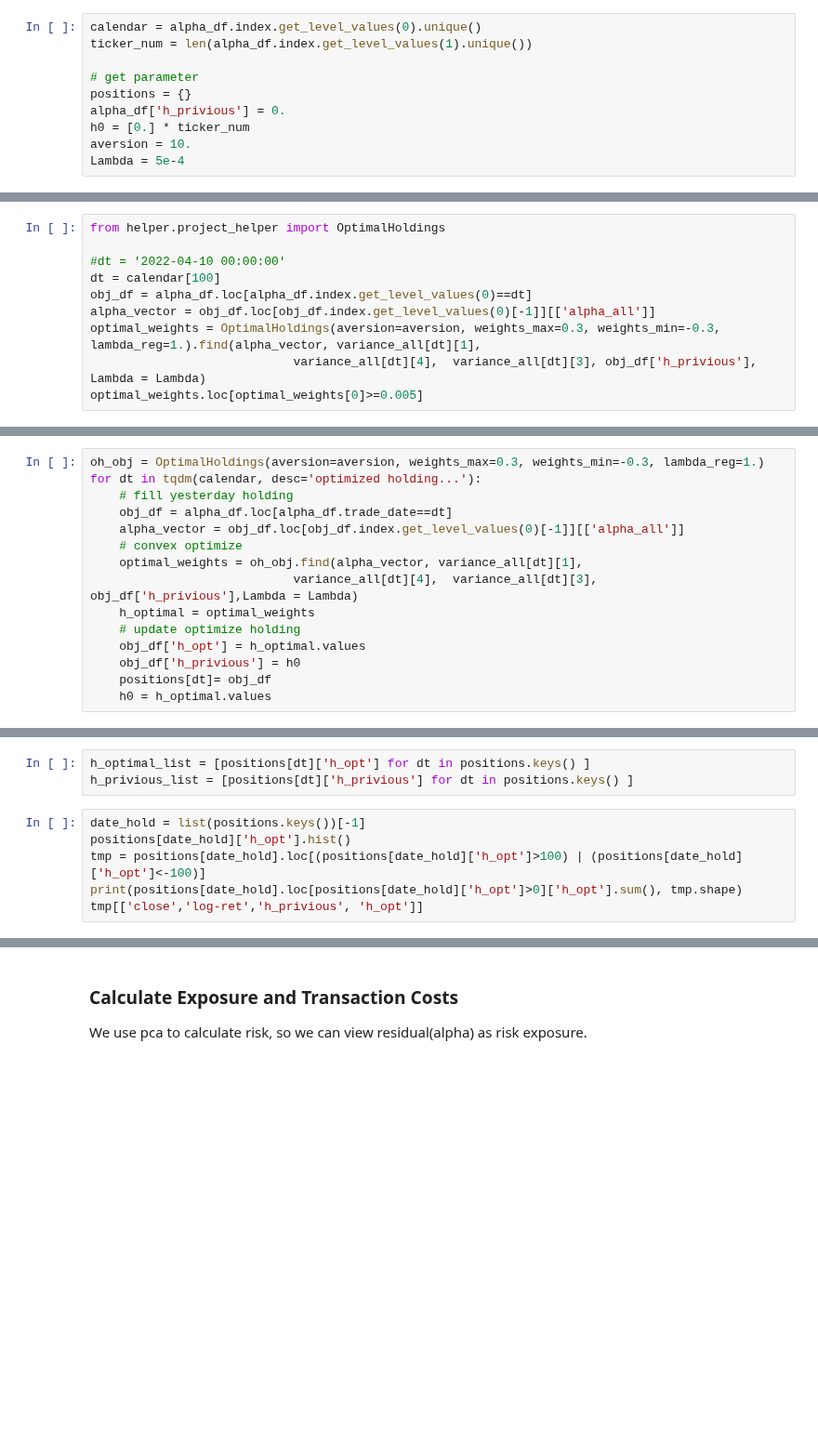
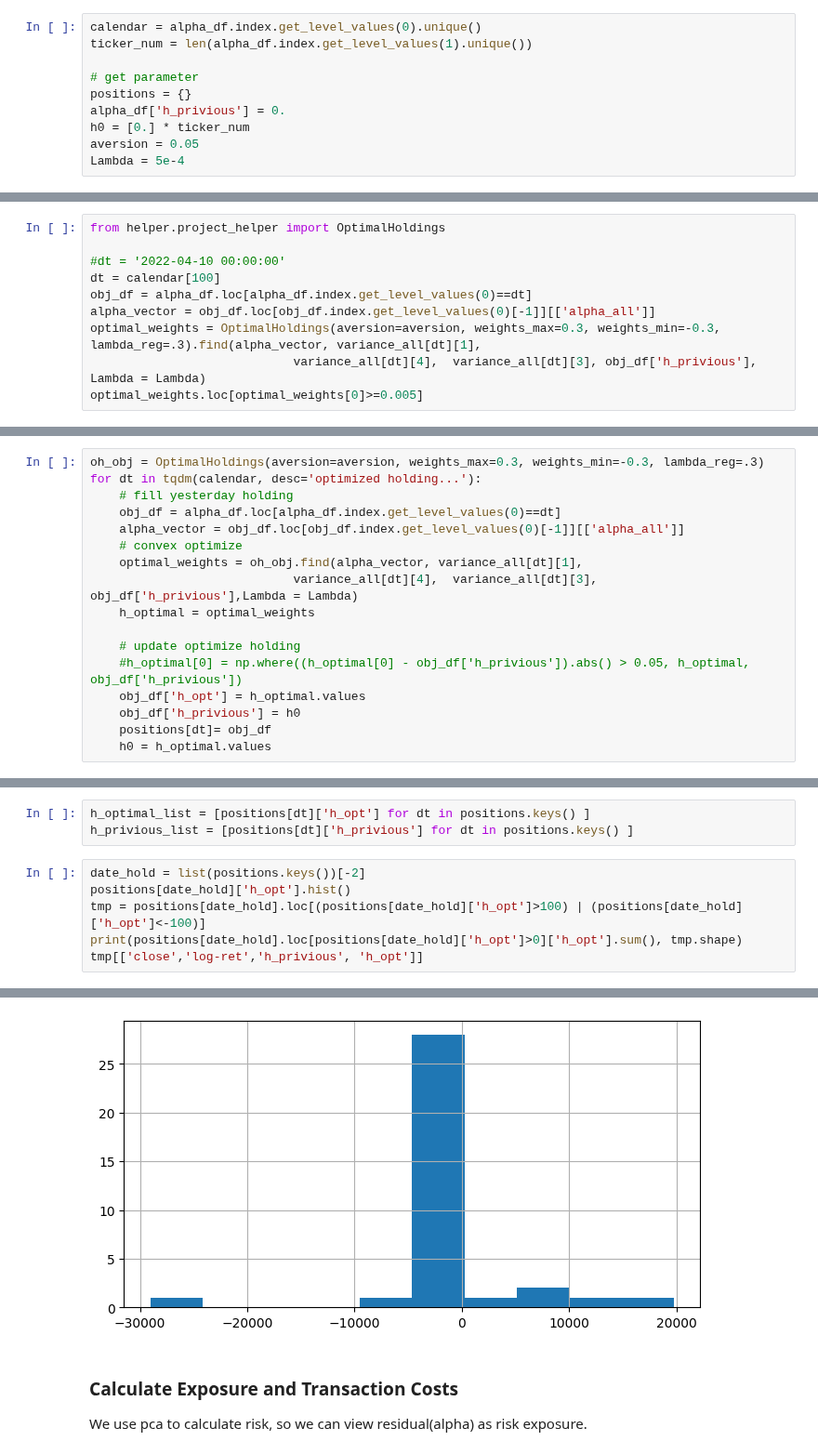
Before and after one commit to JiaRuiming-1/AI-Trading, a Jupyter notebook: alpha_factor/Backtest_BitCon.ipynb, the cells around one changed output, grey strips where cells are left out. Shown at 93% size. Drawn from its saved outputs; the diff is of its cells as text; blank space fills up the shorter version.

```diff
--- a/alpha_factor/Backtest_BitCon.ipynb
+++ b/alpha_factor/Backtest_BitCon.ipynb
@@ -305,7 +363,7 @@ ticker_num = len(alpha_df.index.get_level_values(1).unique())
 positions = {}
 alpha_df['h_privious'] = 0.
 h0 = [0.] * ticker_num
-aversion = 10.
+aversion = 0.05
 Lambda = 5e-4
 # %%
 #alpha_df['alpha_019'].hist()
@@ -317,6 +375,6 @@ from helper.project_helper import OptimalHoldings
 dt = calendar[100]
 obj_df = alpha_df.loc[alpha_df.index.get_level_values(0)==dt]
 alpha_vector = obj_df.loc[obj_df.index.get_level_values(0)[-1]][['alpha_all']]
-optimal_weights = OptimalHoldings(aversion=aversion, weights_max=0.3, weights_min=-0.3, lambda_reg=1.).find(alpha_vector, variance_all[dt][1],
+optimal_weights = OptimalHoldings(aversion=aversion, weights_max=0.3, weights_min=-0.3, lambda_reg=.3).find(alpha_vector, variance_all[dt][1],
                             variance_all[dt][4],  variance_all[dt][3], obj_df['h_privious'], Lambda = Lambda)
 optimal_weights.loc[optimal_weights[0]>=0.005]
@@ -323,14 +394,16 @@ optimal_weights.loc[optimal_weights[0]>=0.005]
 # %%
-oh_obj = OptimalHoldings(aversion=aversion, weights_max=0.3, weights_min=-0.3, lambda_reg=1.)
+oh_obj = OptimalHoldings(aversion=aversion, weights_max=0.3, weights_min=-0.3, lambda_reg=.3)
 for dt in tqdm(calendar, desc='optimized holding...'):
     # fill yesterday holding
-    obj_df = alpha_df.loc[alpha_df.trade_date==dt]
+    obj_df = alpha_df.loc[alpha_df.index.get_level_values(0)==dt]
     alpha_vector = obj_df.loc[obj_df.index.get_level_values(0)[-1]][['alpha_all']]
     # convex optimize
     optimal_weights = oh_obj.find(alpha_vector, variance_all[dt][1],
                             variance_all[dt][4],  variance_all[dt][3], obj_df['h_privious'],Lambda = Lambda)
     h_optimal = optimal_weights
+
     # update optimize holding
+    #h_optimal[0] = np.where((h_optimal[0] - obj_df['h_privious']).abs() > 0.05, h_optimal, obj_df['h_privious'])
     obj_df['h_opt'] = h_optimal.values
     obj_df['h_privious'] = h0
     positions[dt]= obj_df
@@ -407,8 +485,9 @@ for i in positions.keys():
 h_optimal_list = [positions[dt]['h_opt'] for dt in positions.keys() ]
 h_privious_list = [positions[dt]['h_privious'] for dt in positions.keys() ]
 # %%
-date_hold = list(positions.keys())[-1]
+date_hold = list(positions.keys())[-2]
 positions[date_hold]['h_opt'].hist()
 tmp = positions[date_hold].loc[(positions[date_hold]['h_opt']>100) | (positions[date_hold]['h_opt']<-100)]
 print(positions[date_hold].loc[positions[date_hold]['h_opt']>0]['h_opt'].sum(), tmp.shape)
 tmp[['close','log-ret','h_privious', 'h_opt']]
+# %% [output]
@@ -415,3 +508,4 @@ tmp[['close','log-ret','h_privious', 'h_opt']]
+[figure, added]
 # %% [markdown]
 ### Calculate Exposure and Transaction Costs
 We use pca to calculate risk, so we can view residual(alpha) as risk exposure.
```
Also changed, not shown: parts of 47 cells of this notebook.
